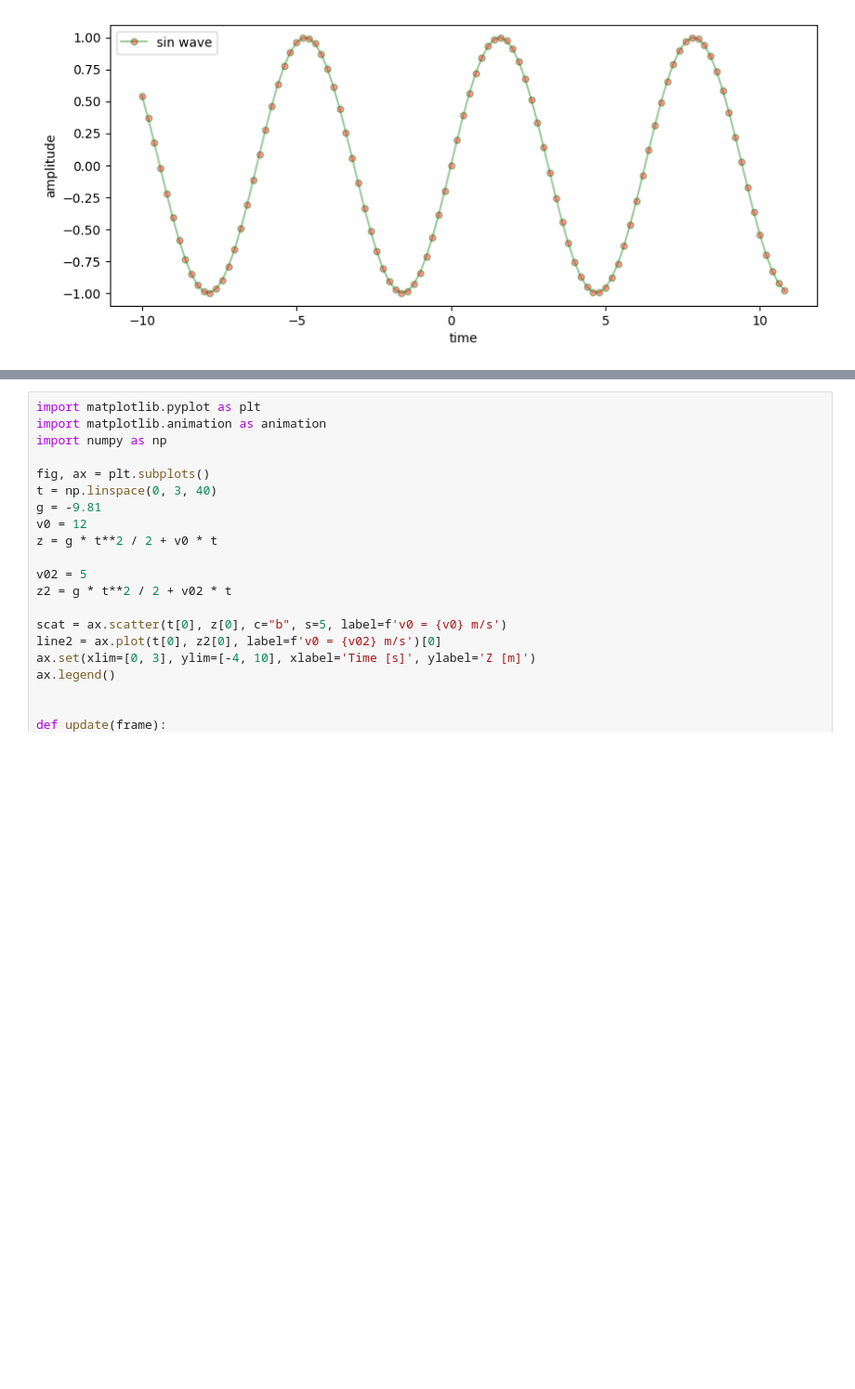
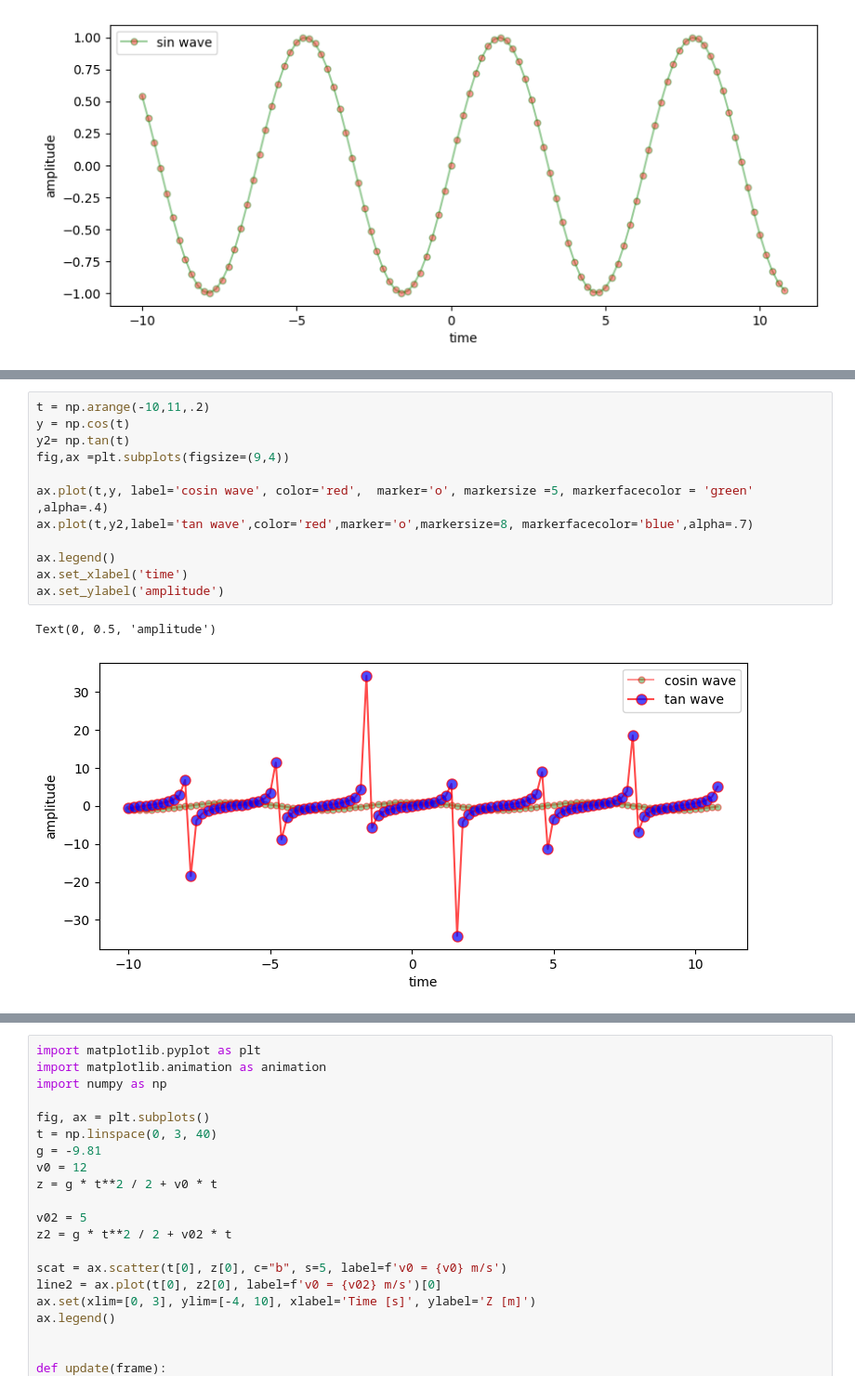
Before and after one commit to Ankita7881/digipodium-data-analytics, a Jupyter notebook: graph.ipynb, the cells around one changed output, grey strips where cells are left out. Shown at 93% size. Saved outputs shown, nothing was run; the diff lists cells and outputs as text; blank space fills up the shorter version.

```diff
--- a/graph.ipynb
+++ b/graph.ipynb
@@ -216,0 +231,15 @@ Text(0, 0.5, 'amplitude')
+# %%
+t = np.arange(-10,11,.2)
+y = np.cos(t)
+y2= np.tan(t)
+fig,ax =plt.subplots(figsize=(9,4))
+
+ax.plot(t,y, label='cosin wave', color='red',  marker='o', markersize =5, markerfacecolor = 'green' ,alpha=.4)
+ax.plot(t,y2,label='tan wave',color='red',marker='o',markersize=8, markerfacecolor='blue',alpha=.7)
+
+ax.legend()
+ax.set_xlabel('time')
+ax.set_ylabel('amplitude')
+# %% [output]
+Text(0, 0.5, 'amplitude')
+[figure, added]
```
Also changed, not shown: parts of 27 cells of this notebook, 2 other files.
